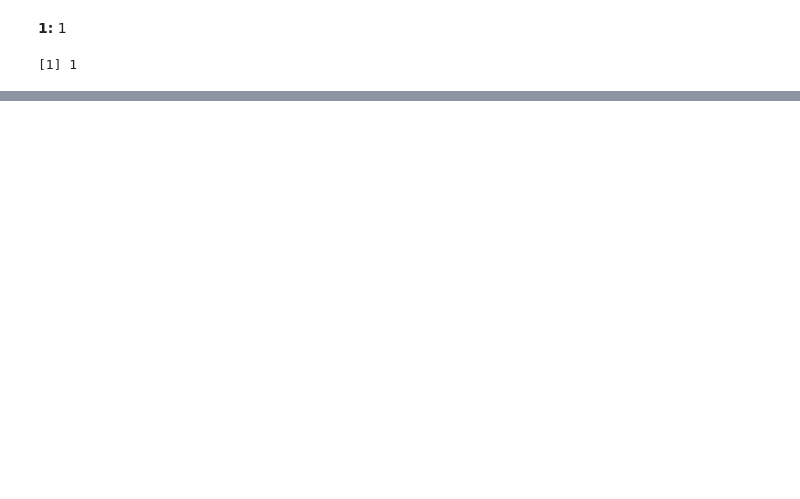
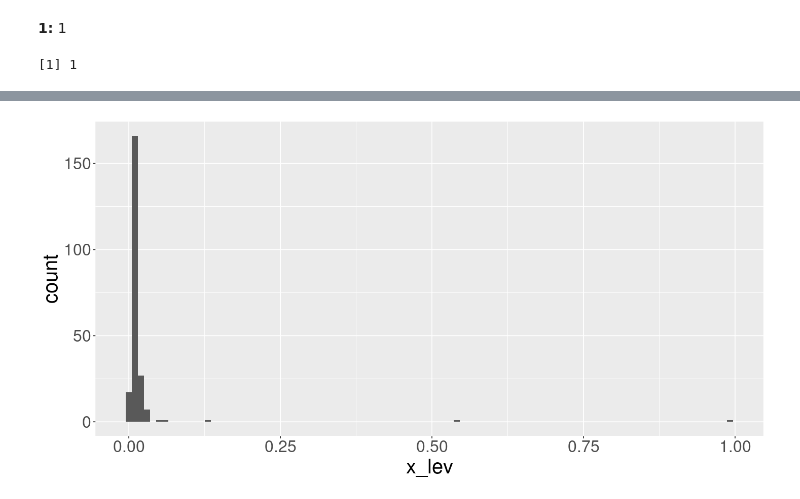
Before and after one commit to berkeley-stat151a/spring-2024, a Jupyter notebook: lectures/Lecture24_robustness_code.out.ipynb, the cells around one changed output, grey strips where cells are left out. Cells and saved outputs as stored; diff of their text form; code cells hidden in the pictures; blank space fills up the shorter version.

```diff
--- a/lectures/Lecture24_robustness_code.out.ipynb
+++ b/lectures/Lecture24_robustness_code.out.ipynb
@@ -202,0 +215,8 @@ x_experiment$fit_df %>% filter() %>%
+# %%
+change_df <- ChangeX(100)
+x_change <- model.matrix(reg_form, change_df)
+x_proj <- x_change %*% pinv(t(x_change) %*% x_change) %*% t(x_change)
+x_lev <- diag(x_proj)
+ggplot() + geom_histogram(aes(x=x_lev), bins=100)
+# %% [output]
+[figure, added]
```
Also changed, not shown: parts of 23 cells of this notebook, 21 other files.
